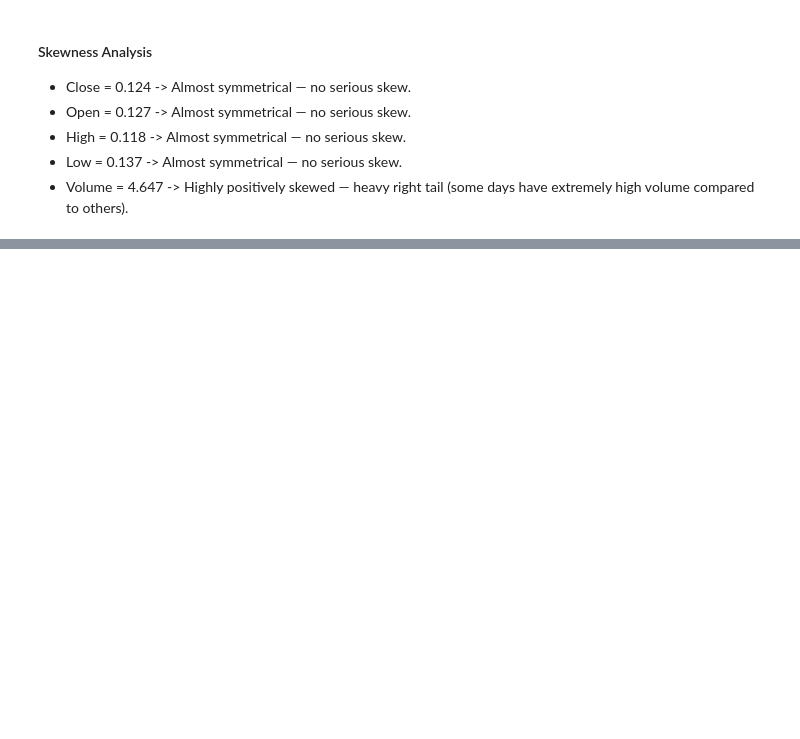
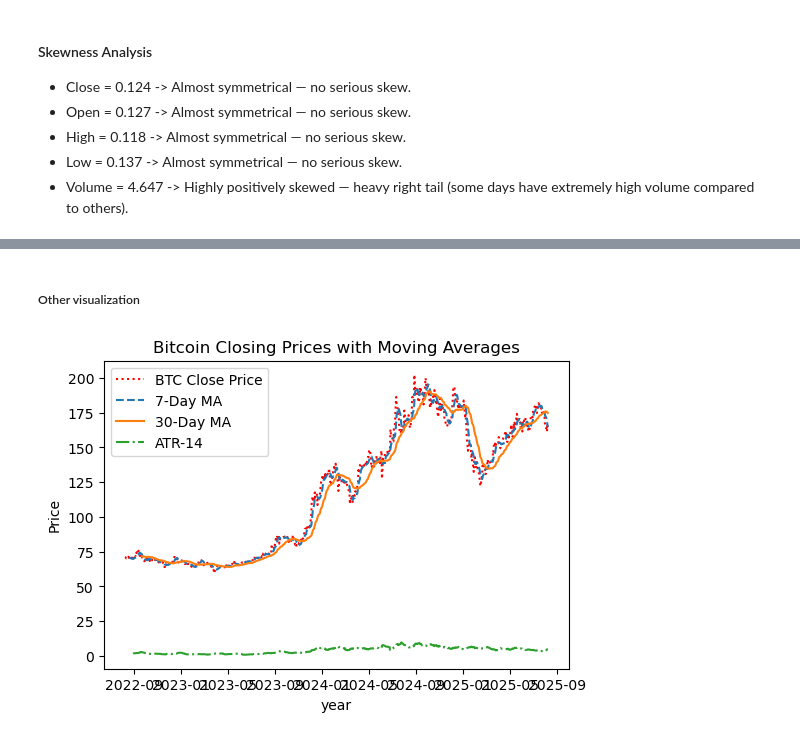
Before and after one commit to arnoldhere/live-stock-price-analysis-prediction, a Jupyter notebook: CESC/main.ipynb, the cells around one changed output, grey strips where cells are left out. Cells and saved outputs as stored; diff of their text form; code cells hidden in the pictures; blank space fills up the shorter version.

```diff
--- a/CESC/main.ipynb
+++ b/CESC/main.ipynb
@@ -111,0 +220,16 @@ Skewness (Volume): 4.6471660846202925
+# %% [markdown]
+##### Other visualization
+# %%
+# visualize indicators
+plt.figure(figsize=(6, 4))
+plt.plot( data['Close'], label="BTC Close Price", color='red' , linestyle=":")
+plt.plot(data['MA7'], label='7-Day MA', linestyle="--")
+plt.plot(data['MA30'], label='30-Day MA', linestyle='-')
+plt.plot(data["ATR_14"] , label="ATR-14" , linestyle="-.")
+plt.title("Bitcoin Closing Prices with Moving Averages")
+plt.xlabel("year")
+plt.ylabel("Price")
+plt.legend()
+plt.show()
+# %% [output]
+[figure, added]
```
Also changed, not shown: parts of 17 cells of this notebook.
